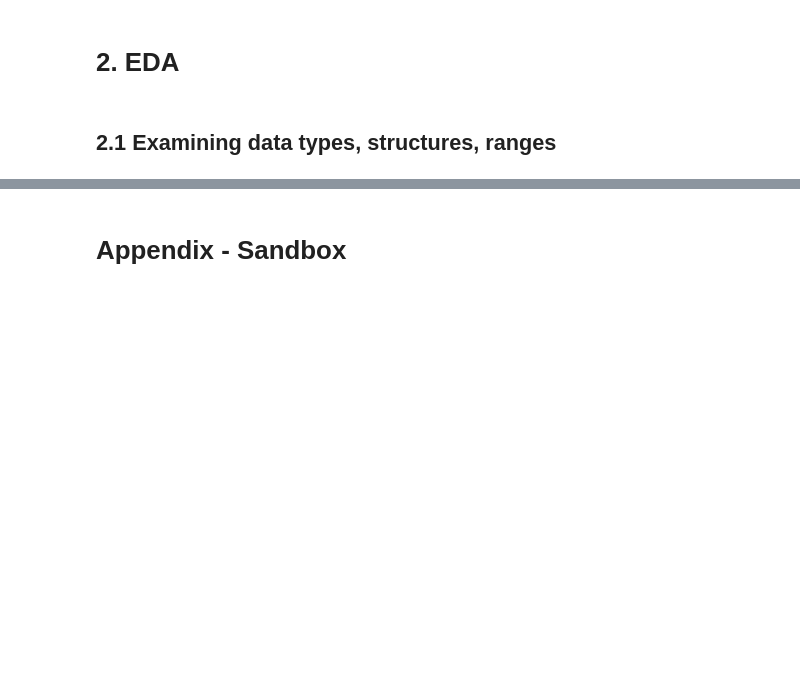
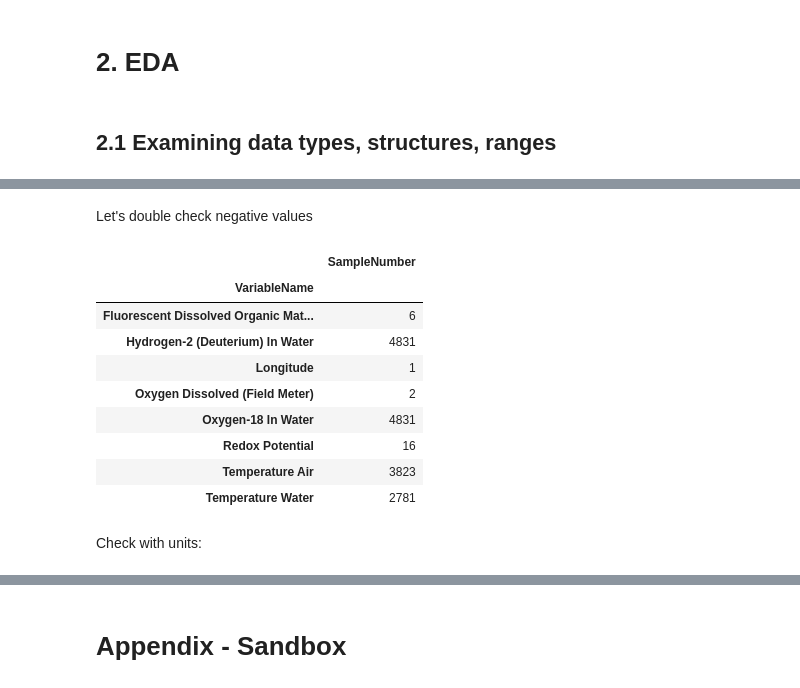
Before and after one commit to mjdzr/AB-WQ, a Jupyter notebook: notebooks/data_cleaning.ipynb, the cells around one changed output, grey strips where cells are left out. Cells and saved outputs as stored; diff of their text form; code cells hidden in the pictures; blank space fills up the shorter version.

```diff
--- a/notebooks/data_cleaning.ipynb
+++ b/notebooks/data_cleaning.ipynb
@@ -240,3 +242,20 @@ memory usage: 419.9+ MB
 | 75% | 5.420120e+01 | -1.124759e+02 | 2020-07-21 10:05:00 | 1.367000e+01 | 0.3 | ... |
 | max | 5.844722e+01 | -1.100297e+02 | 2024-12-12 14:45:00 | 1.330000e+06 | 80000.0 | ... |
 | std | 2.512963e+00 | 1.996642e+00 | NaN | 6.866319e+03 | 149.601908 | ... |
+# %% [markdown]
+Let's double check negative values
+# %%
+data.loc[data['MeasurementValue'] < 0, ['VariableName', 'SampleNumber']].groupby(['VariableName'], observed=True).nunique()
+# %% [output]
+|  | SampleNumber |
+| VariableName |  |
+| Fluorescent Dissolved Organic Mat... | 6 |
+| Hydrogen-2 (Deuterium) In Water | 4831 |
+| Longitude | 1 |
+| Oxygen Dissolved (Field Meter) | 2 |
+| Oxygen-18 In Water | 4831 |
+| Redox Potential | 16 |
+| Temperature Air | 3823 |
+| Temperature Water | 2781 |
+# %% [markdown]
+Check with units:
```
Also changed, not shown: parts of 17 cells of this notebook.
